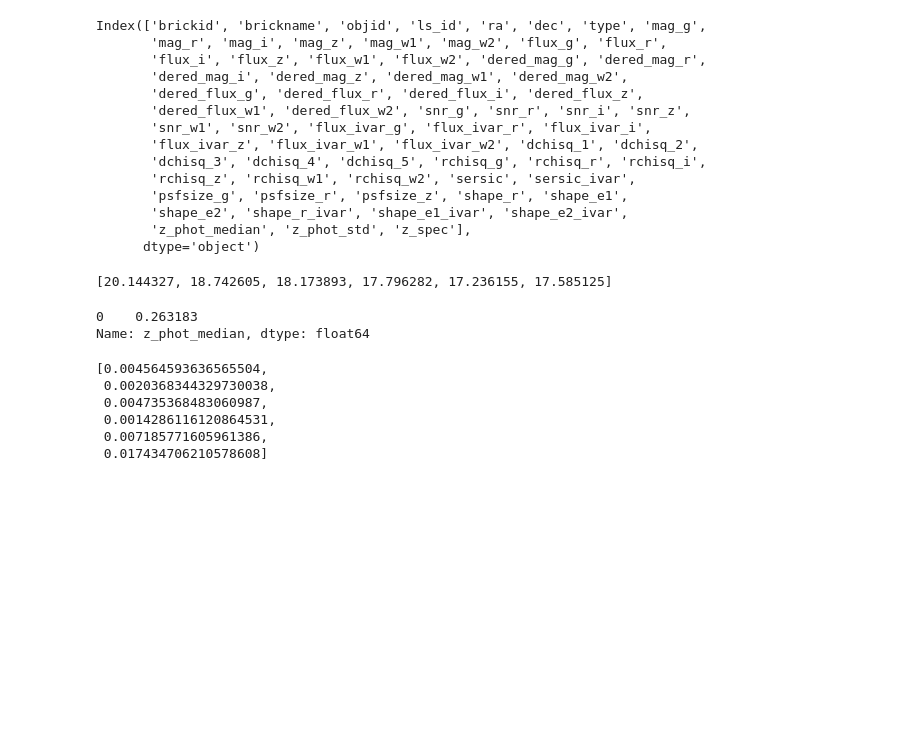
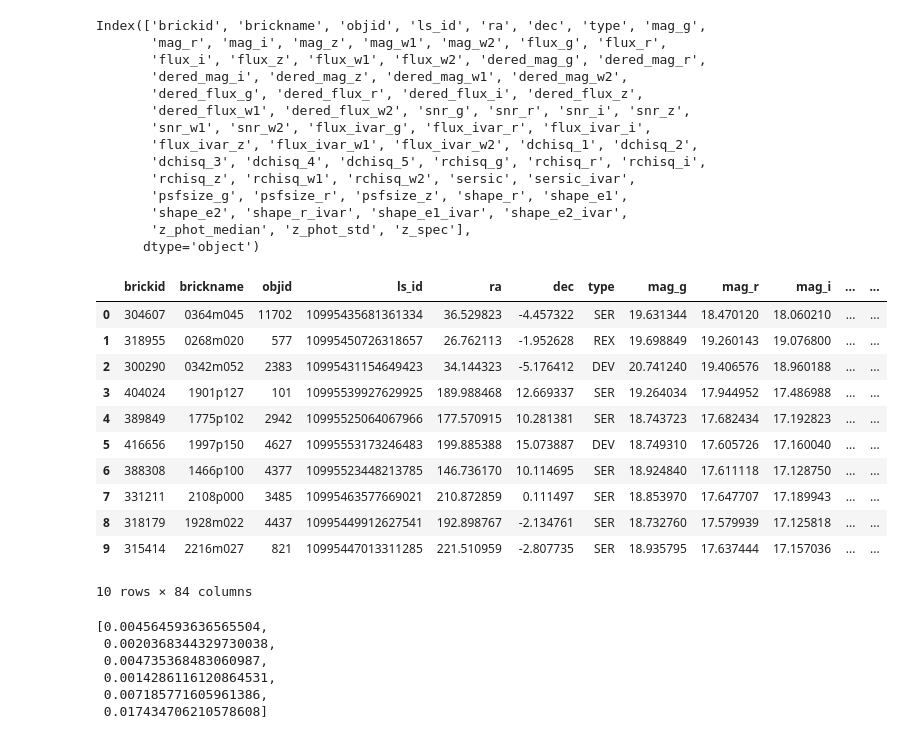
Before and after one commit to eramey16/galactic_lenses, a Jupyter notebook: DR10.ipynb, the cells around one changed output. Saved outputs shown, nothing was run; the diff lists cells and outputs as text; code cells hidden in the pictures; blank space fills up the shorter version.

```diff
--- a/DR10.ipynb
+++ b/DR10.ipynb
@@ -55,13 +91,26 @@ Index(['brickid', 'brickname', 'objid', 'ls_id', 'ra', 'dec', 'type', 'mag_g',
        'z_phot_median', 'z_phot_std', 'z_spec'],
       dtype='object')
 # %%
-bands = ['g', 'r', 'i', 'z', 'w1', 'w2']
-list(trac[['dered_mag_'+b for b in bands]].iloc[0])
+# list(trac[['dered_mag_'+b for b in bands]].iloc[0])
-# %% [output]
-[20.144327, 18.742605, 18.173893, 17.796282, 17.236155, 17.585125]
-# %%
-trac.z_phot_median
-# %% [output]
-0    0.263183
-Name: z_phot_median, dtype: float64
+# %%
+# lens10 = lens[(lens.z_phot_median > .15) & (lens.z_phot_median < .25)]
+# lens10['mag_diff'] = np.abs(trac.dered_mag_r[0] - lens10.dered_mag_r)
+# lens10 = lens10.sort_values(by='mag_diff', ignore_index=True)
+# lens10 = lens10.iloc[:10]
+# lens10.to_csv('test_lensed.csv', index=False)
+lens10 = pd.read_csv('test_lensed.csv')
+lens10
+# %% [output]
+|  | brickid | brickname | objid | ls_id | ra | dec | type | mag_g | mag_r | mag_i | ... | ... |
+| 0 | 304607 | 0364m045 | 11702 | 10995435681361334 | 36.529823 | -4.457322 | SER | 19.631344 | 18.470120 | 18.060210 | ... | ... |
+| 1 | 318955 | 0268m020 | 577 | 10995450726318657 | 26.762113 | -1.952628 | REX | 19.698849 | 19.260143 | 19.076800 | ... | ... |
+| 2 | 300290 | 0342m052 | 2383 | 10995431154649423 | 34.144323 | -5.176412 | DEV | 20.741240 | 19.406576 | 18.960188 | ... | ... |
+| 3 | 404024 | 1901p127 | 101 | 10995539927629925 | 189.988468 | 12.669337 | SER | 19.264034 | 17.944952 | 17.486988 | ... | ... |
+| 4 | 389849 | 1775p102 | 2942 | 10995525064067966 | 177.570915 | 10.281381 | SER | 18.743723 | 17.682434 | 17.192823 | ... | ... |
+| 5 | 416656 | 1997p150 | 4627 | 10995553173246483 | 199.885388 | 15.073887 | DEV | 18.749310 | 17.605726 | 17.160040 | ... | ... |
+| 6 | 388308 | 1466p100 | 4377 | 10995523448213785 | 146.736170 | 10.114695 | SER | 18.924840 | 17.611118 | 17.128750 | ... | ... |
+| 7 | 331211 | 2108p000 | 3485 | 10995463577669021 | 210.872859 | 0.111497 | SER | 18.853970 | 17.647707 | 17.189943 | ... | ... |
+| 8 | 318179 | 1928m022 | 4437 | 10995449912627541 | 192.898767 | -2.134761 | SER | 18.732760 | 17.579939 | 17.125818 | ... | ... |
+| 9 | 315414 | 2216m027 | 821 | 10995447013311285 | 221.510959 | -2.807735 | SER | 18.935795 | 17.637444 | 17.157036 | ... | ... |
+10 rows × 84 columns
 # %%
```
Also changed, not shown: parts of 13 cells of this notebook, 4 other files.
